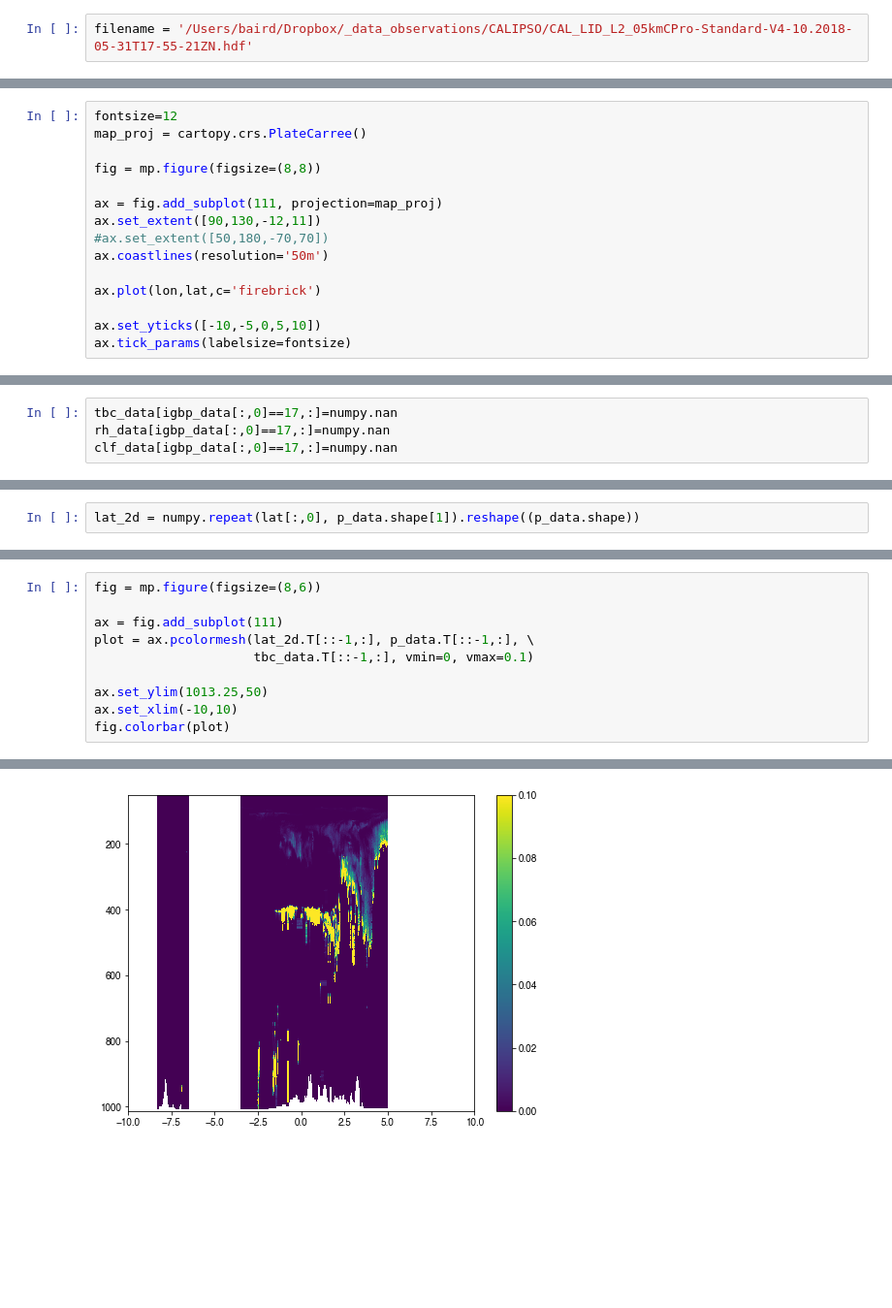
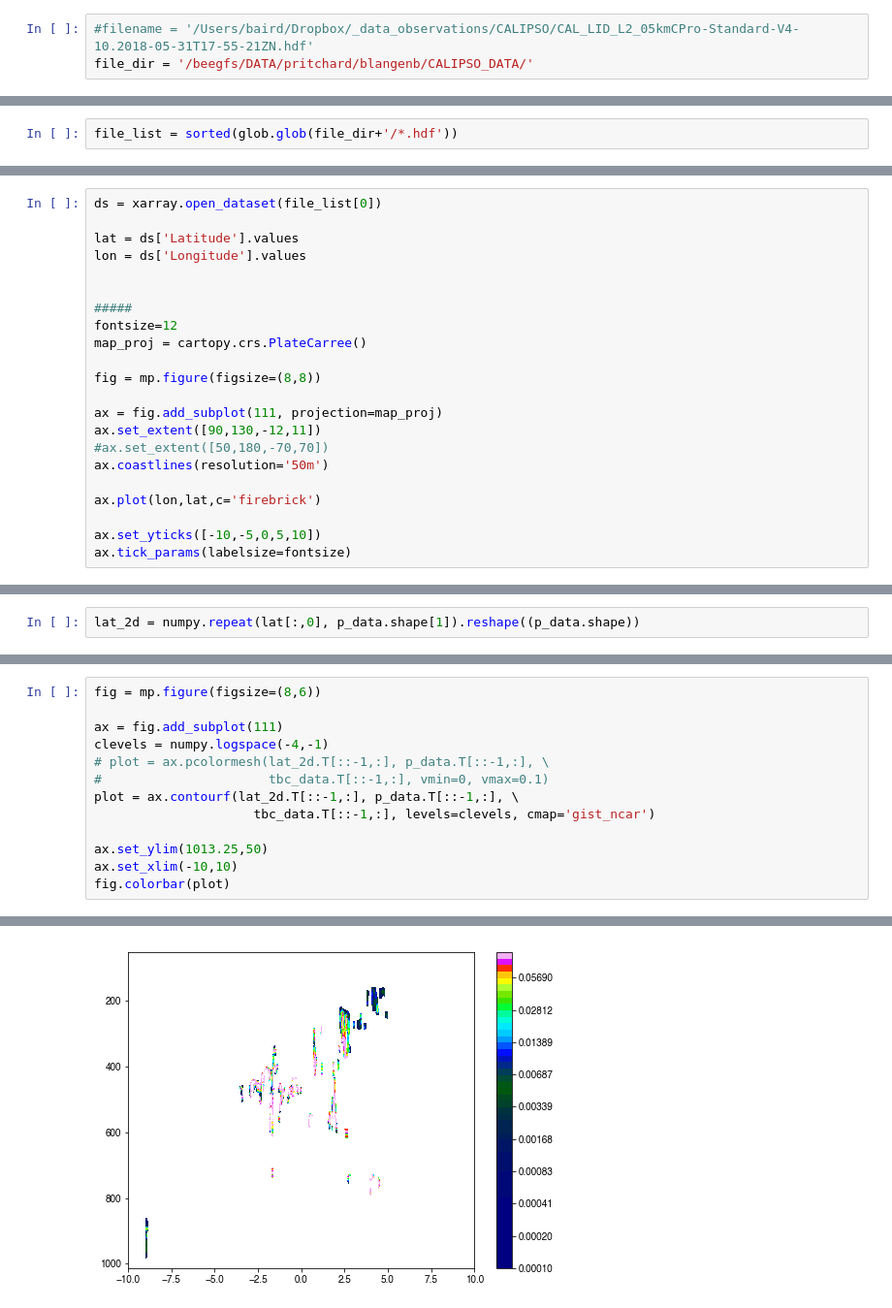
Before and after one commit to bairdlangenbrunner/indonesia-analysis, a Jupyter notebook: cloud-analysis/notebook-files/inspecting_CALIPSO_data.ipynb, the cells around one changed output, grey strips where cells are left out. Shown at 97% size. Saved outputs shown, nothing was run; the diff lists cells and outputs as text; blank space fills up the shorter version.

Commit message:
cropping CALIPSO tracks

```diff
--- a/cloud-analysis/notebook-files/inspecting_CALIPSO_data.ipynb
+++ b/cloud-analysis/notebook-files/inspecting_CALIPSO_data.ipynb
@@ -6,2 +9,3 @@ import numpy
 # %%
-filename = '/Users/baird/Dropbox/_data_observations/CALIPSO/CAL_LID_L2_05kmCPro-Standard-V4-10.2018-05-31T17-55-21ZN.hdf'
+#filename = '/Users/baird/Dropbox/_data_observations/CALIPSO/CAL_LID_L2_05kmCPro-Standard-V4-10.2018-05-31T17-55-21ZN.hdf'
+file_dir = '/beegfs/DATA/pritchard/blangenb/CALIPSO_DATA/'
@@ -12,0 +12,2 @@ lon = ds['Longitude'].values
+# %%
+file_list = sorted(glob.glob(file_dir+'/*.hdf'))
@@ -13,4 +23,11 @@ lon = ds['Longitude'].values
 # %%
+ds = xarray.open_dataset(file_list[0])
+
+lat = ds['Latitude'].values
+lon = ds['Longitude'].values
+
+
+#####
 fontsize=12
 map_proj = cartopy.crs.PlateCarree()
 
@@ -57,4 +91,0 @@ mp.pcolormesh(iwc_data.T[::-1,:], vmin=0, vmax=1e-5); mp.colorbar()
-# %%
-tbc_data[igbp_data[:,0]==17,:]=numpy.nan
-rh_data[igbp_data[:,0]==17,:]=numpy.nan
-clf_data[igbp_data[:,0]==17,:]=numpy.nan
@@ -80,16 +116,19 @@ fig.colorbar(plot)
 # %%
 fig = mp.figure(figsize=(8,6))
 
 ax = fig.add_subplot(111)
-plot = ax.pcolormesh(lat_2d.T[::-1,:], p_data.T[::-1,:], \
-                     tbc_data.T[::-1,:], vmin=0, vmax=0.1)
+clevels = numpy.logspace(-4,-1)
+# plot = ax.pcolormesh(lat_2d.T[::-1,:], p_data.T[::-1,:], \
+#                      tbc_data.T[::-1,:], vmin=0, vmax=0.1)
+plot = ax.contourf(lat_2d.T[::-1,:], p_data.T[::-1,:], \
+                     tbc_data.T[::-1,:], levels=clevels, cmap='gist_ncar')
 
 ax.set_ylim(1013.25,50)
 ax.set_xlim(-10,10)
 fig.colorbar(plot)
 # %% [output]
 <matplotlib.colorbar.Colorbar at 0x...>
-[figure, old version]
+[figure, new version]
 # %%
 fig = mp.figure(figsize=(8,6))
 
```
Also changed, not shown: parts of 23 cells of this notebook, 4 other files.
